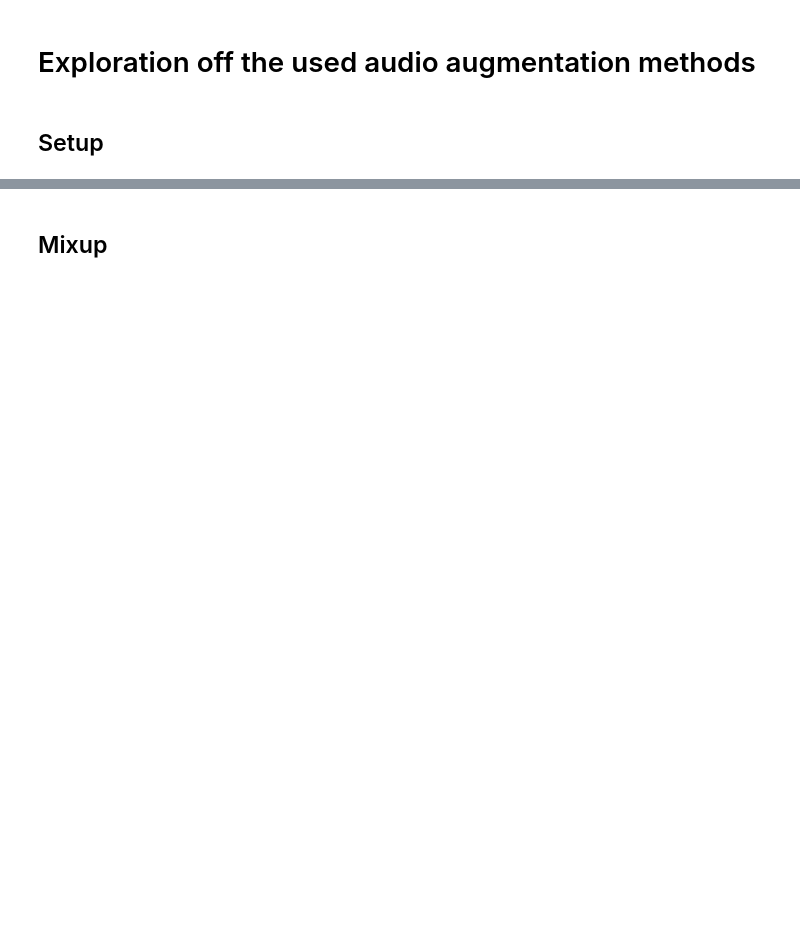
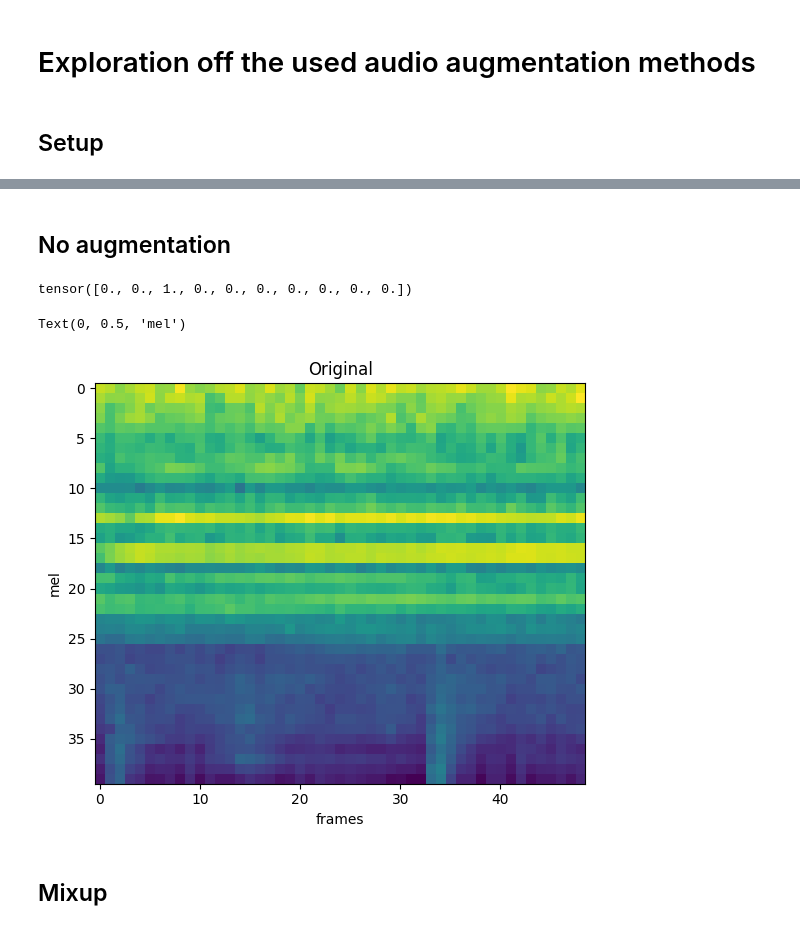
Before and after one commit to RobbeRDG/project_automated_sound_recognition, a Jupyter notebook: src/explore_augmentations.ipynb, the cells around one changed output, grey strips where cells are left out. Cells and saved outputs as stored; diff of their text form; code cells hidden in the pictures; blank space fills up the shorter version.

```diff
--- a/src/explore_augmentations.ipynb
+++ b/src/explore_augmentations.ipynb
@@ -54,0 +58,2 @@ audio_file_idx = torch.Tensor([6]).long()
+# %% [markdown]
+## No augmentation
@@ -55,3 +85,20 @@ audio_file_idx = torch.Tensor([6]).long()
+# %%
+# Get original sample
+waveform, label = train_dataset.__getitem__(3)
+print(label)
+
+# Generate a plot of the four waveforms side by side
+fig, (ax1) = plt.subplots(1, 1)
+fig.set_size_inches(9.2, 5.2)
+
+ax1.imshow(waveform[0])
+ax1.set_title('Original')
+ax1.set_xlabel('frames')
+ax1.set_ylabel('mel')
+# %% [output]
+tensor([0., 0., 1., 0., 0., 0., 0., 0., 0., 0.])
+Text(0, 0.5, 'mel')
+[figure, added]
 # %% [markdown]
 ## Mixup
 # %%
```
Also changed, not shown: parts of 13 cells of this notebook, 7 other files.
